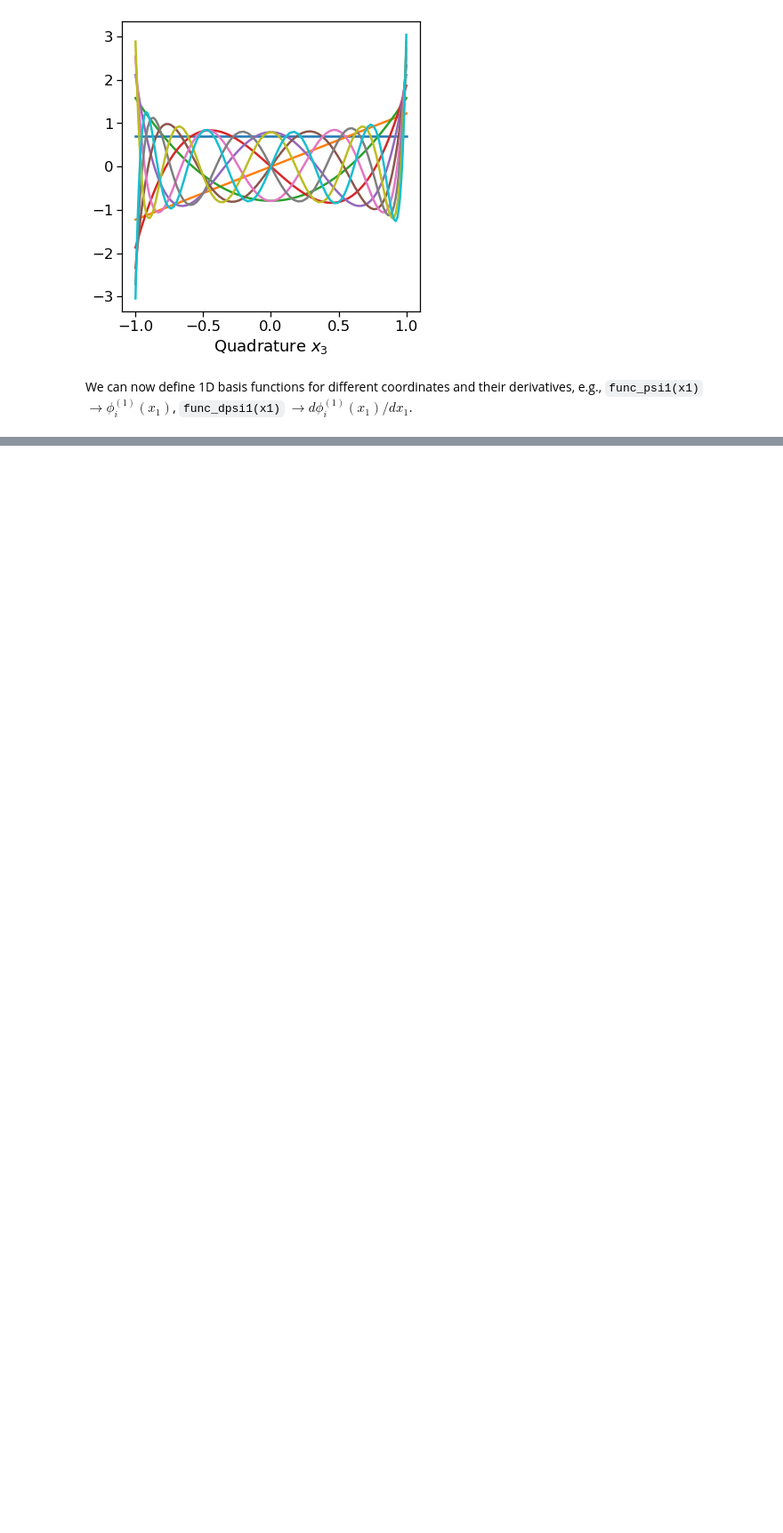
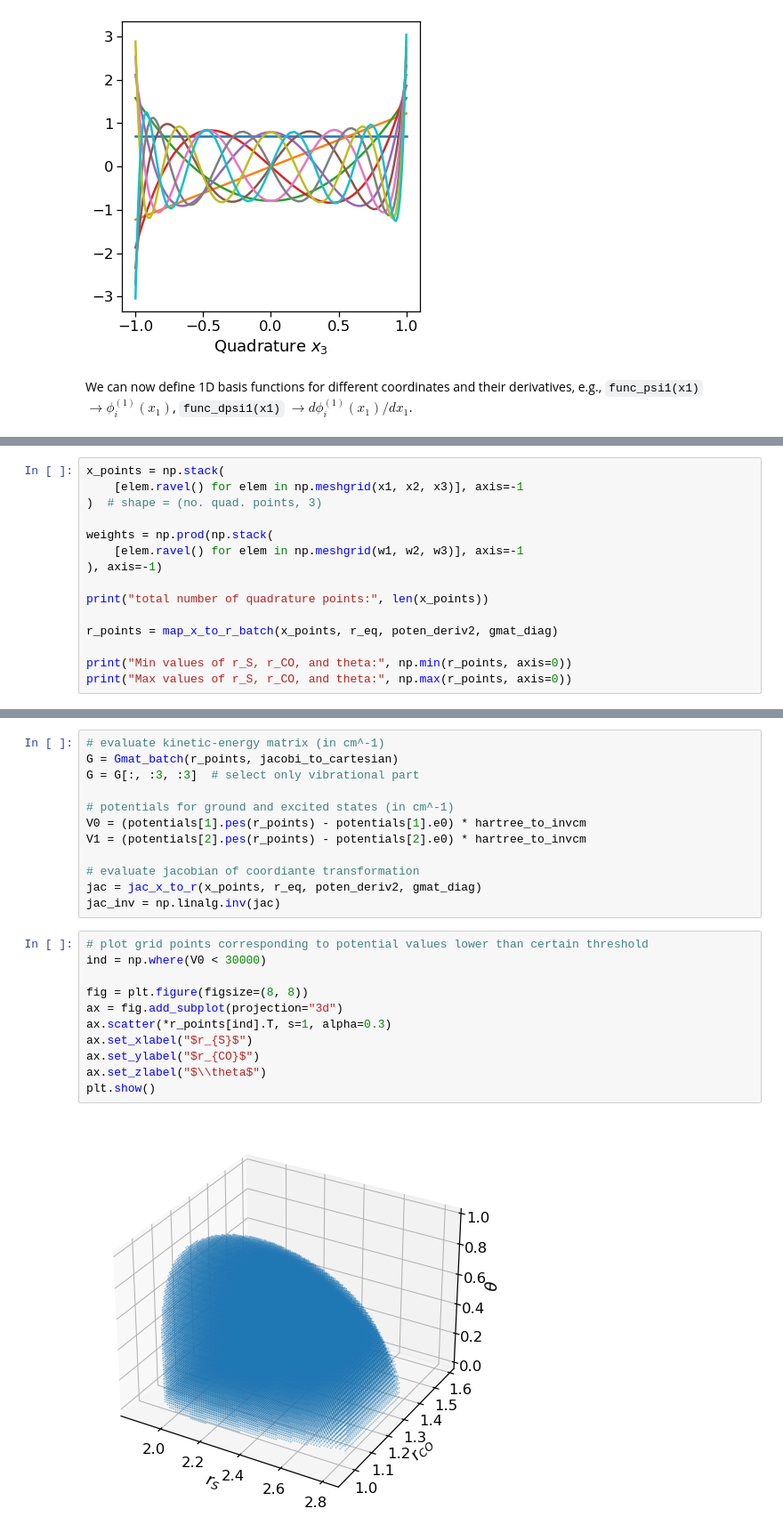
Before and after one commit to yachmena/Tutorial-OCS-vibrations, a Jupyter notebook: ocs_solutions.ipynb, the cells around one changed output, grey strips where cells are left out. Shown at 89% size. Drawn from its saved outputs; the diff is of its cells as text; blank space fills up the shorter version.

```diff
--- a/ocs_solutions.ipynb
+++ b/ocs_solutions.ipynb
@@ -513,0 +423,15 @@ print(dpsi_.shape)
+# %%
+x_points = np.stack(
+    [elem.ravel() for elem in np.meshgrid(x1, x2, x3)], axis=-1
+)  # shape = (no. quad. points, 3)
+
+weights = np.prod(np.stack(
+    [elem.ravel() for elem in np.meshgrid(w1, w2, w3)], axis=-1
+), axis=-1)
+
+print("total number of quadrature points:", len(x_points))
+
+r_points = map_x_to_r_batch(x_points, r_eq, poten_deriv2, gmat_diag)
+
+print("Min values of r_S, r_CO, and theta:", np.min(r_points, axis=0))
+print("Max values of r_S, r_CO, and theta:", np.max(r_points, axis=0))
@@ -513,0 +446,25 @@ print(dpsi_.shape)
+# %%
+# evaluate kinetic-energy matrix (in cm^-1)
+G = Gmat_batch(r_points, jacobi_to_cartesian)
+G = G[:, :3, :3]  # select only vibrational part
+
+# potentials for ground and excited states (in cm^-1)
+V0 = (potentials[1].pes(r_points) - potentials[1].e0) * hartree_to_invcm
+V1 = (potentials[2].pes(r_points) - potentials[2].e0) * hartree_to_invcm
+
+# evaluate jacobian of coordiante transformation
+jac = jac_x_to_r(x_points, r_eq, poten_deriv2, gmat_diag)
+jac_inv = np.linalg.inv(jac)
+# %%
+# plot grid points corresponding to potential values lower than certain threshold
+ind = np.where(V0 < 30000)
+
+fig = plt.figure(figsize=(8, 8))
+ax = fig.add_subplot(projection="3d")
+ax.scatter(*r_points[ind].T, s=1, alpha=0.3)
+ax.set_xlabel("$r_{S}$")
+ax.set_ylabel("$r_{CO}$")
+ax.set_zlabel("$\\theta$")
+plt.show()
+# %% [output]
+[figure, added]
```
Also changed, not shown: parts of 49 cells of this notebook, 2 other files.
